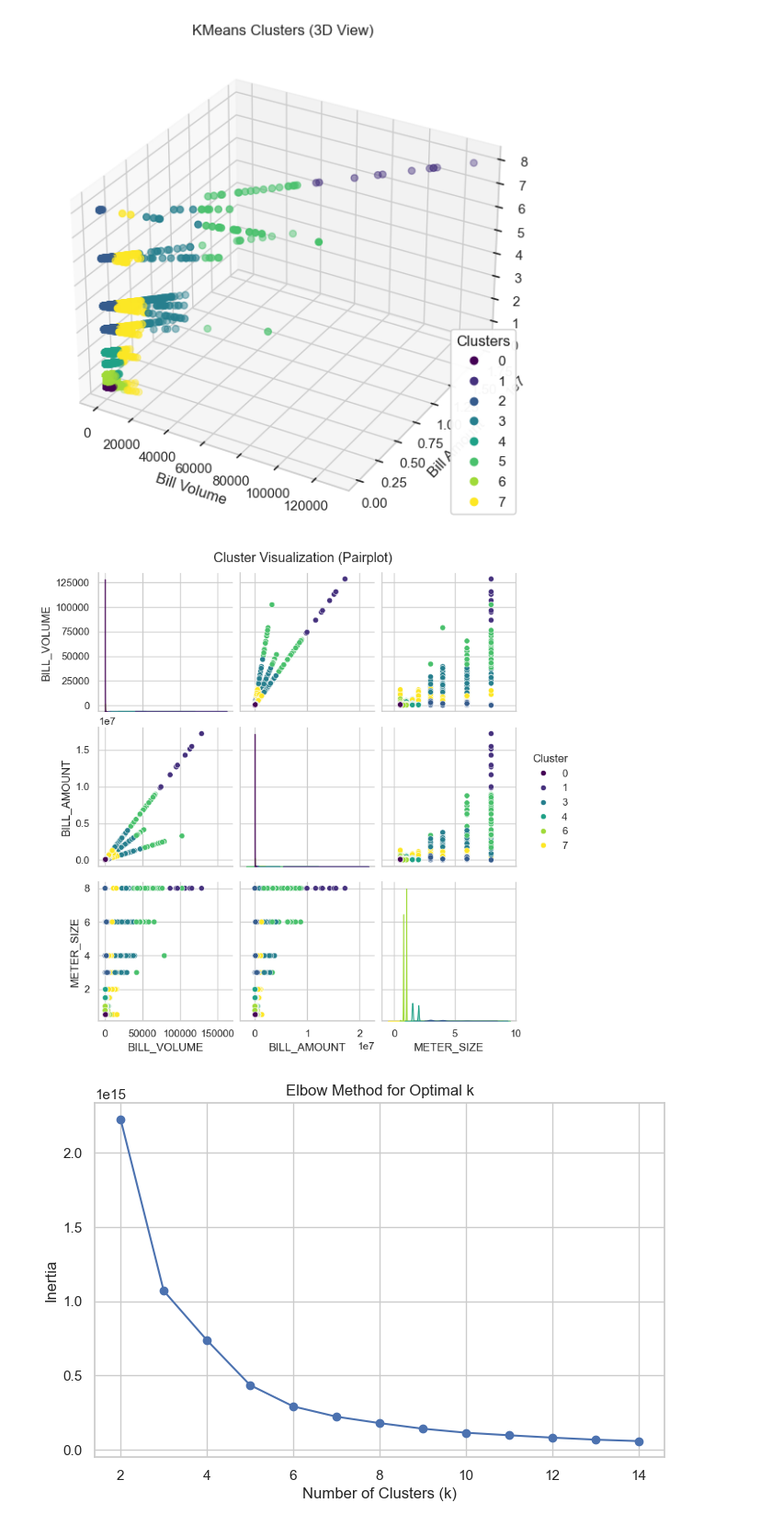
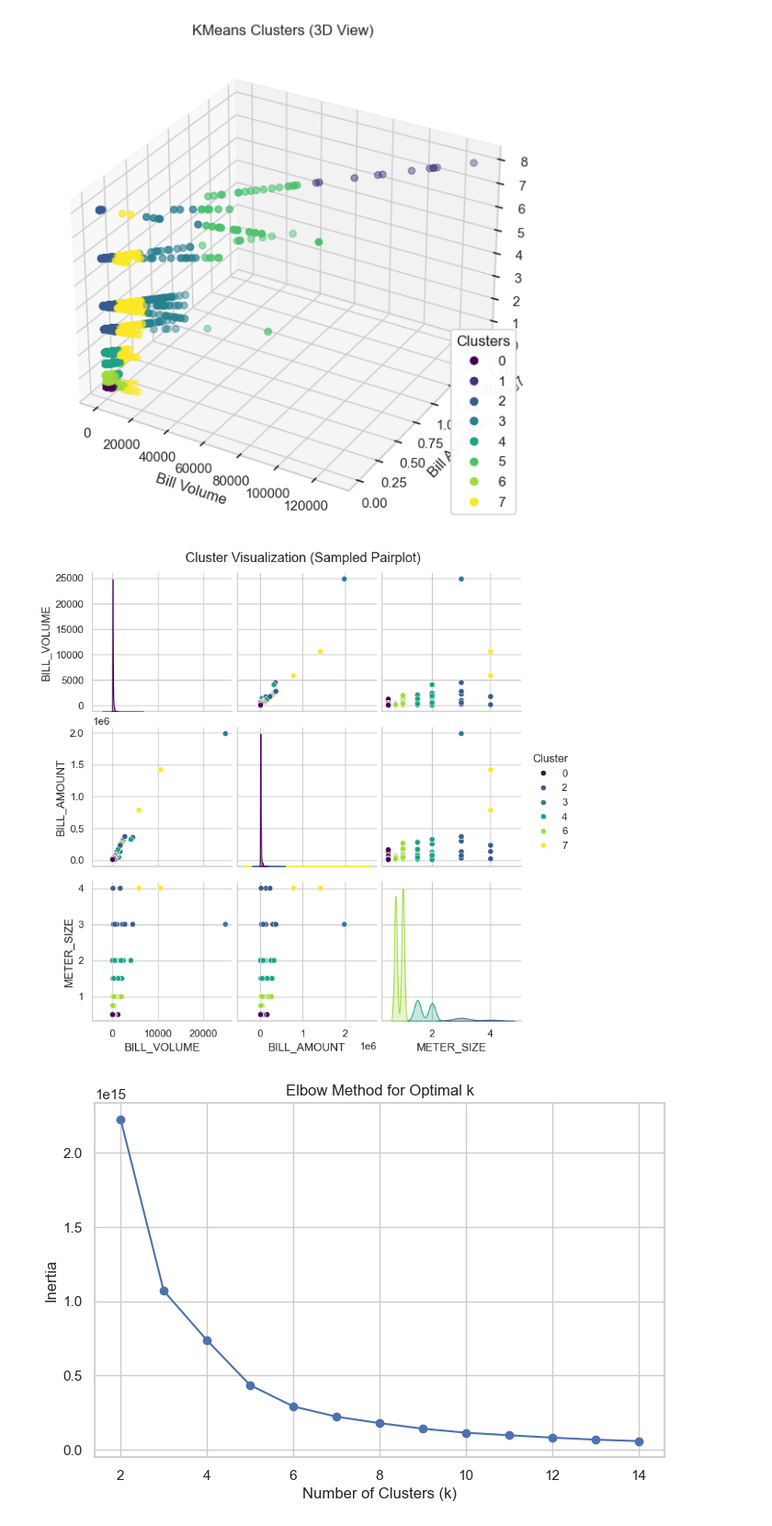
Before and after one commit to Assesa44/water-loss-reduction-through-smart-metering, a Jupyter notebook: Notebooks/Exploratory/clustering.ipynb, the cells around one changed output. Shown at 92% size. Drawn from its saved outputs; the diff is of its cells as text; code cells hidden in the pictures.

```diff
--- a/Notebooks/Exploratory/clustering.ipynb
+++ b/Notebooks/Exploratory/clustering.ipynb
@@ -470,13 +470,18 @@ plt.title("KMeans Clusters (3D View)")
 plt.show()
 # %% [output]
 [figure]
-# %%
-# Plot the 2D version
-sns.pairplot(X_plot, hue="Cluster", diag_kind="kde", palette="viridis")
-plt.suptitle("Cluster Visualization (Pairplot)", y=1.02)
-plt.show()
-# %% [output]
-[figure, removed]
+# %%
+import seaborn as sns
+import matplotlib.pyplot as plt
+
+# Sample only 1000 rows for faster plotting
+X_sample = X_plot.sample(n=1000, random_state=42)
+
+sns.pairplot(X_sample, hue="Cluster", diag_kind="kde", palette="viridis")
+plt.suptitle("Cluster Visualization (Sampled Pairplot)", y=1.02)
+plt.show()
+# %% [output]
+[figure, added]
 # %%
 # Trying to find the best n_clusters
 inertias = []
```
Also changed, not shown: parts of 37 cells of this notebook, 8 other files.
